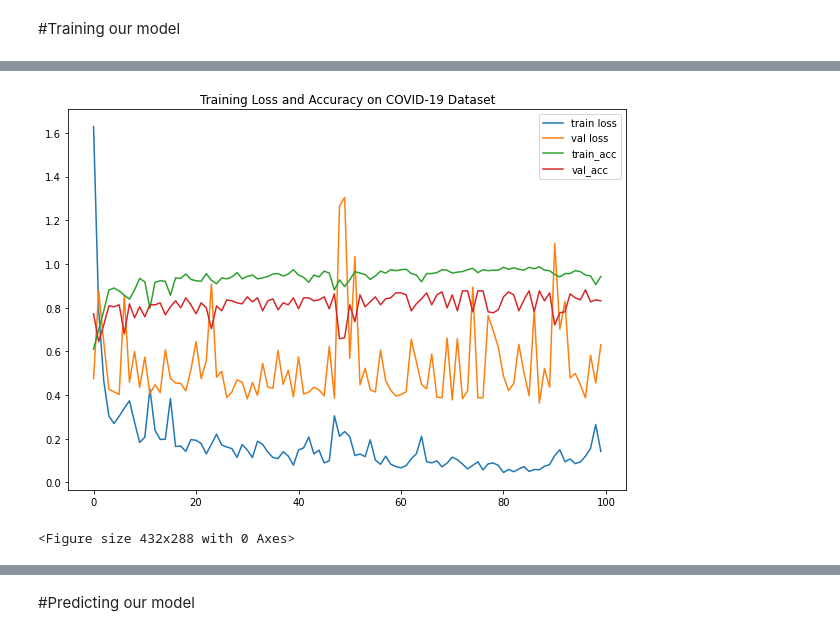
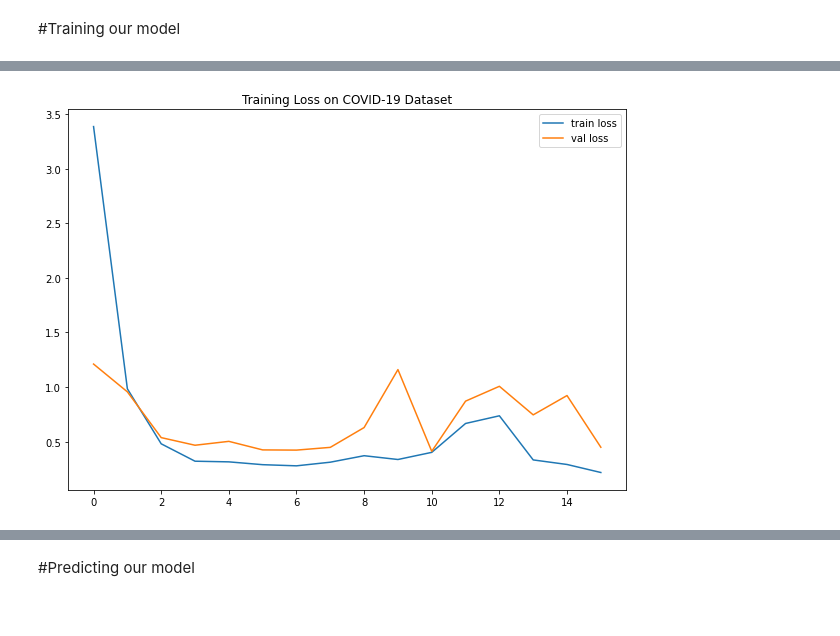
Before and after one commit to gauravsingh6482/Covid19-chest-x-ray-Detection-, a Jupyter notebook: Covid_19_chest_x_ray_detection.ipynb, the cells around one changed output, grey strips where cells are left out. Drawn from its saved outputs; the diff is of its cells as text; code cells hidden in the pictures.

```diff
--- a/Covid_19_chest_x_ray_detection.ipynb
+++ b/Covid_19_chest_x_ray_detection.ipynb
@@ -115,6 +116,8 @@ test_set = test_datagen.flow_from_directory(test_path,
 Found 219 images belonging to 2 classes.
 # %% [markdown]
 #Training our model
+# %%
+EarlyStopping = EarlyStopping(monitor='val_loss', patience=5 , mode='min', verbose=1)
 # %%
-history = model.fit_generator(train_set, validation_data=test_set, epochs=100, steps_per_epoch=len(train_set), validation_steps=len(test_set))
+history = model.fit(train_set, validation_data=test_set, epochs=50, steps_per_epoch=len(train_set), validation_steps=len(test_set), callbacks=EarlyStopping)
 # %% [output]
@@ -138,15 +143,9 @@ Epoch 100/100
 # %%
-#Plotting the losses and Accuracy on the dataset
-
 plt.figure(figsize=(10,7))
 plt.plot(history.history['loss'], label='train loss')
 plt.plot(history.history['val_loss'], label='val loss')
-plt.plot(history.history['accuracy'], label='train_acc')
-plt.plot(history.history['val_accuracy'], label='val_acc')
-plt.title("Training Loss and Accuracy on COVID-19 Dataset")
+plt.title("Training Loss on COVID-19 Dataset")
 plt.legend()
 plt.show()
-plt.savefig('lossval_loss')
 # %% [output]
-[figure, old version]
+[figure, new version]
-<Figure size 432x288 with 0 Axes>
```
Also changed, not shown: parts of 10 cells of this notebook.
